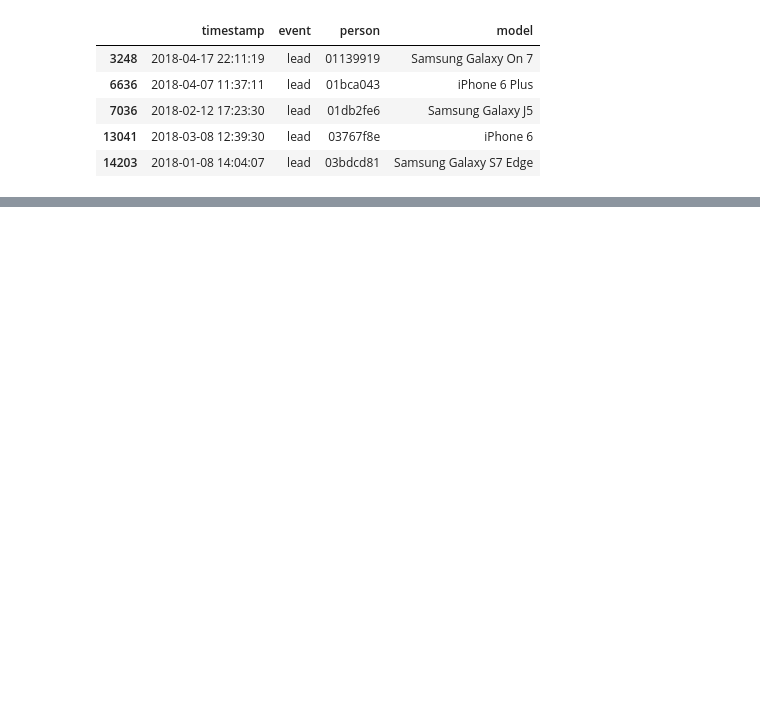
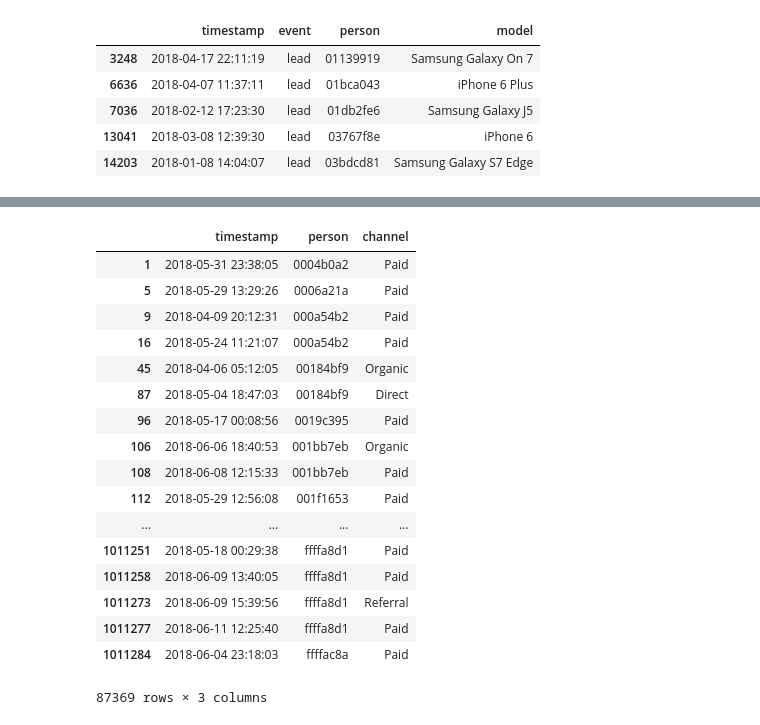
Before and after one commit to SDorgan/TP_Orga_Datos_2018_2C, a Jupyter notebook: Primed_tables + Modos de entrar.ipynb, the cells around one changed output, grey strips where cells are left out. Cells and saved outputs as stored; diff of their text form; code cells hidden in the pictures; blank space fills up the shorter version.

```diff
--- a/Primed_tables.ipynb
+++ b/Primed_tables + Modos de entrar.ipynb
@@ -166,0 +182,22 @@ lead.head()
+# %%
+vs_no_unknown = visited_site.loc[(visited_site['channel'] != "Unknown"),['timestamp','person','channel']]
+vs_no_unknown
+# %% [output]
+|  | timestamp | person | channel |
+| 1 | 2018-05-31 23:38:05 | 0004b0a2 | Paid |
+| 5 | 2018-05-29 13:29:26 | 0006a21a | Paid |
+| 9 | 2018-04-09 20:12:31 | 000a54b2 | Paid |
+| 16 | 2018-05-24 11:21:07 | 000a54b2 | Paid |
+| 45 | 2018-04-06 05:12:05 | 00184bf9 | Organic |
+| 87 | 2018-05-04 18:47:03 | 00184bf9 | Direct |
+| 96 | 2018-05-17 00:08:56 | 0019c395 | Paid |
+| 106 | 2018-06-06 18:40:53 | 001bb7eb | Organic |
+| 108 | 2018-06-08 12:15:33 | 001bb7eb | Paid |
+| 112 | 2018-05-29 12:56:08 | 001f1653 | Paid |
+| ... | ... | ... | ... |
+| 1011251 | 2018-05-18 00:29:38 | ffffa8d1 | Paid |
+| 1011258 | 2018-06-09 13:40:05 | ffffa8d1 | Paid |
+| 1011273 | 2018-06-09 15:39:56 | ffffa8d1 | Referral |
+| 1011277 | 2018-06-11 12:25:40 | ffffa8d1 | Paid |
+| 1011284 | 2018-06-04 23:18:03 | ffffac8a | Paid |
+87369 rows × 3 columns
```
Also changed, not shown: parts of 5 cells of this notebook.
